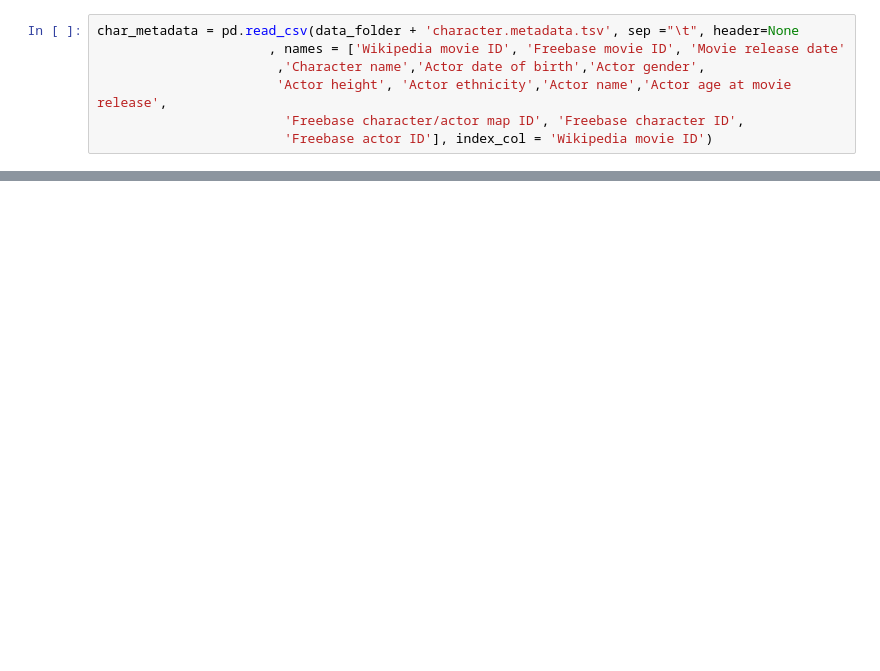
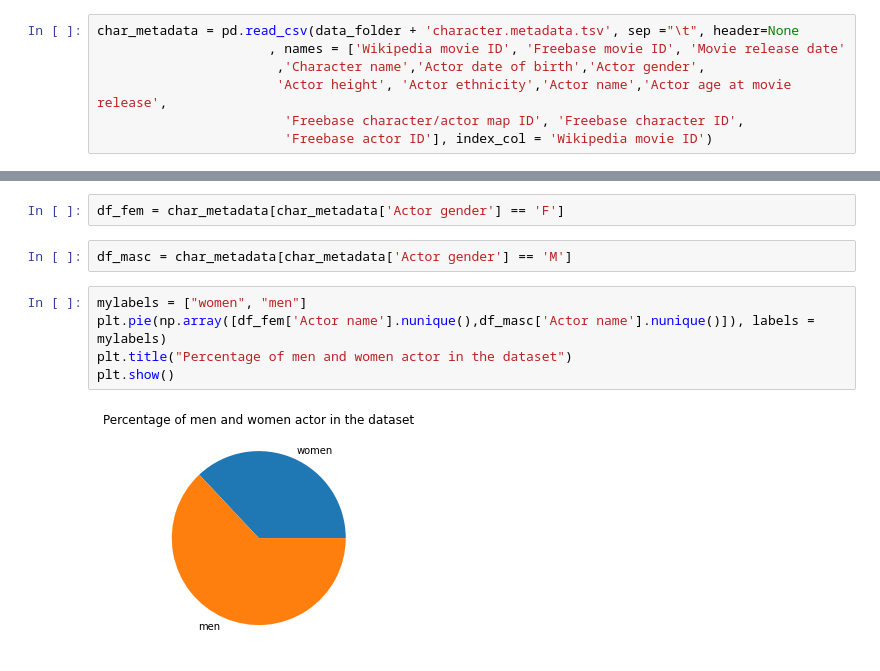
Before and after one commit to tanguy7/flagADA4life, a Jupyter notebook: Data_exploration.ipynb, the cells around one changed output, grey strips where cells are left out. Saved outputs shown, nothing was run; the diff lists cells and outputs as text; blank space fills up the shorter version.

```diff
--- a/Data_exploration.ipynb
+++ b/Data_exploration.ipynb
@@ -47,0 +79,11 @@ char_metadata.head()
+# %%
+df_fem = char_metadata[char_metadata['Actor gender'] == 'F']
+# %%
+df_masc = char_metadata[char_metadata['Actor gender'] == 'M']
+# %%
+mylabels = ["women", "men"]
+plt.pie(np.array([df_fem['Actor name'].nunique(),df_masc['Actor name'].nunique()]), labels = mylabels)
+plt.title("Percentage of men and women actor in the dataset")
+plt.show()
+# %% [output]
+[figure, added]
```
Also changed, not shown: parts of 4 cells of this notebook.
